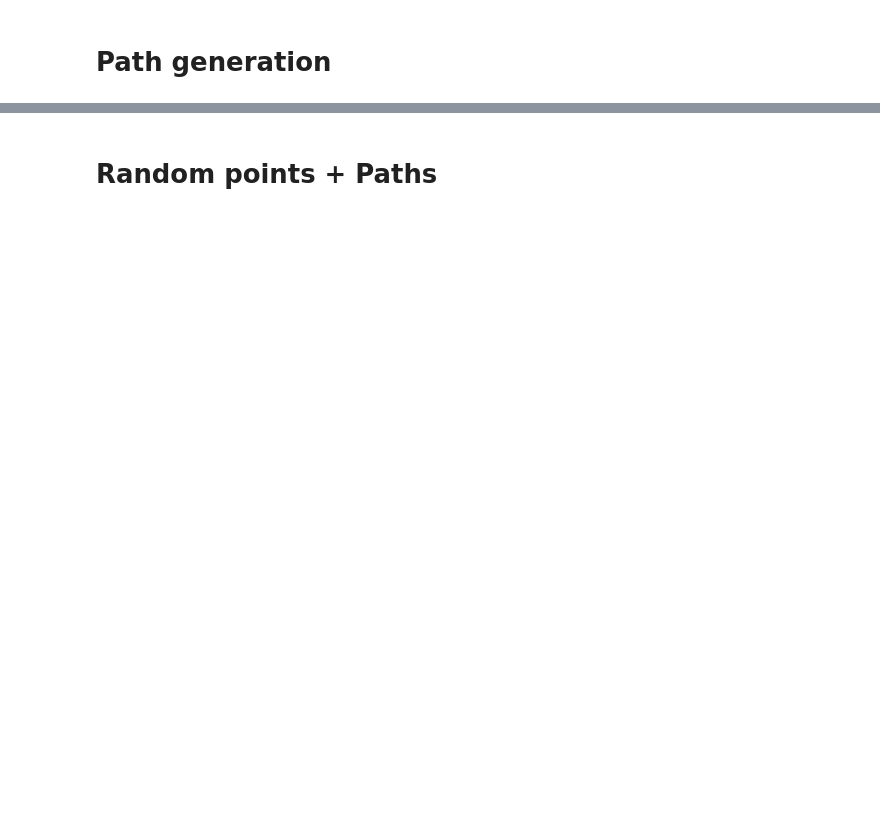
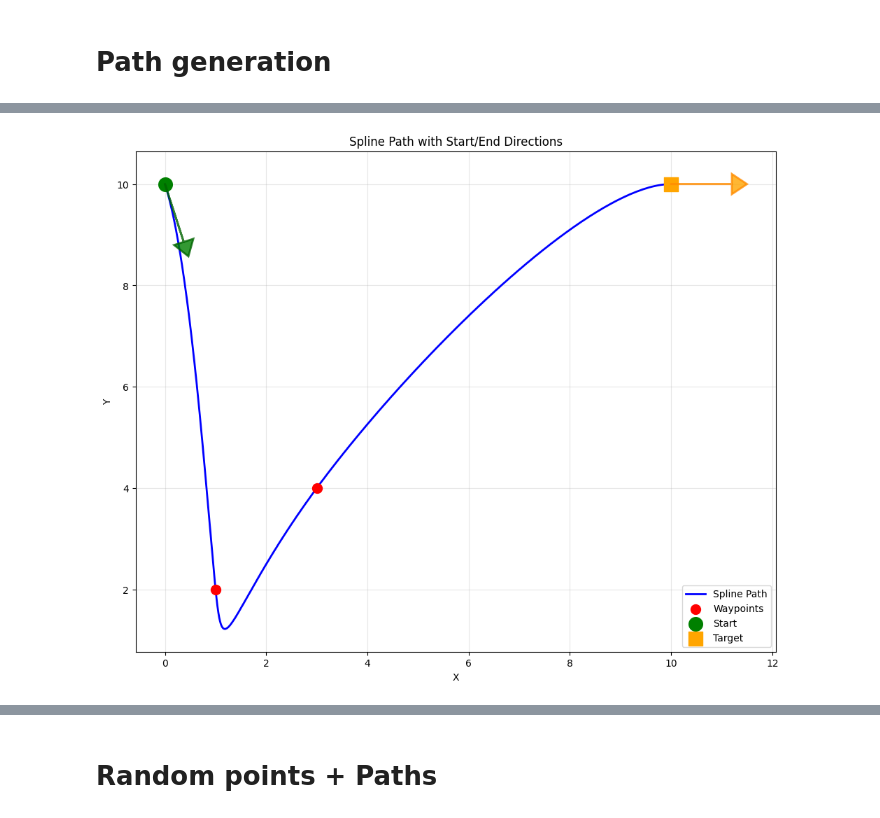
Before and after one commit to aldajo92/DockingAlgorithmEafit, a Jupyter notebook: Main.ipynb, the cells around one changed output, grey strips where cells are left out. Cells and saved outputs as stored; diff of their text form; code cells hidden in the pictures; blank space fills up the shorter version.

```diff
--- a/Main.ipynb
+++ b/Main.ipynb
@@ -150,6 +230,2 @@ First 5 points:
 # %% [markdown]
 # Path generation
-# %%
-start_point = np.array([0, 10])
-spline_points = np.array([[1, 2], [3, 4]])
-target_point = np.array([10, 10])
@@ -200,0 +232,79 @@ Smooth path generated with 300 points
+# %%
+# Same points but with theta parameters
+# Specify theta direction for start and target points
+start_theta = 1.6 * np.pi  # radians (0 = right, π/2 = up, π = left, 3π/2 = down)
+target_theta = 0.0 * np.pi  # radians
+
+# Start point with direction
+start_point_with_dir = np.array([start_point[0], start_point[1], start_theta])
+# Target point with direction
+target_point_with_dir = np.array([target_point[0], target_point[1], target_theta])
+
+# Spline points remain as waypoints (no direction)
+# spline_points already defined from previous cell
+
+# Create cubic spline with derivatives to respect start and end directions
+# Calculate desired derivatives from theta - these are the tangent directions
+# Increase magnitude to enforce direction more strongly
+derivative_magnitude = 5.0  # Adjust this to control how strongly the direction is enforced
+start_derivative = derivative_magnitude * np.array([np.cos(start_theta), np.sin(start_theta)])
+target_derivative = derivative_magnitude * np.array([np.cos(target_theta), np.sin(target_theta)])
+
+# Combine all points for the path: start -> spline_points -> target
+path_control_points = np.vstack([start_point, spline_points, target_point])
+
+# Create parameter t for interpolation
+t = np.arange(len(path_control_points))
+
+# Create cubic spline with boundary conditions for derivatives
+# bc_type=((1, derivative), (1, derivative)) sets first derivative at start and end
+cs_x = CubicSpline(t, path_control_points[:, 0], bc_type=((1, start_derivative[0]), (1, target_derivative[0])))
+cs_y = CubicSpline(t, path_control_points[:, 1], bc_type=((1, start_derivative[1]), (1, target_derivative[1])))
+
+# Generate smooth path with more points
+t_smooth = np.linspace(0, len(path_control_points) - 1, 300)
+smooth_path_x = cs_x(t_smooth)
+smooth_path_y = cs_y(t_smooth)
+smooth_path_with_dir = np.column_stack((smooth_path_x, smooth_path_y))
+
+# Plot the spline path with theta directions
+fig, ax = plt.subplots(figsize=(10, 8))
+
+# Plot the smooth spline path
+ax.plot(smooth_path_with_dir[:, 0], smooth_path_with_dir[:, 1], 'b-', linewidth=2, label='Spline Path')
+
+# Plot direction arrows only for start and target points
+arrow_length = 1.2
+# Start point arrow
+dx_start = arrow_length * np.cos(start_theta)
+dy_start = arrow_length * np.sin(start_theta)
+ax.arrow(start_point[0], start_point[1], dx_start, dy_start, head_width=0.4, head_length=0.3, fc='green', ec='darkgreen', alpha=0.8, zorder=7, linewidth=2)
+
+# Target point arrow
+dx_target = arrow_length * np.cos(target_theta)
+dy_target = arrow_length * np.sin(target_theta)
+ax.arrow(target_point[0], target_point[1], dx_target, dy_target, head_width=0.4, head_length=0.3, fc='orange', ec='darkorange', alpha=0.8, zorder=7, linewidth=2)
+
+# Plot control points (waypoints - no direction)
+ax.scatter(spline_points[:, 0], spline_points[:, 1], color='red', s=100, zorder=5, label='Waypoints')
+
+# Highlight start and target points
+ax.scatter(start_point[0], start_point[1], color='green', s=200, marker='o', zorder=6, label='Start')
+ax.scatter(target_point[0], target_point[1], color='orange', s=200, marker='s', zorder=6, label='Target')
+
+ax.set_xlabel('X')
+ax.set_ylabel('Y')
+ax.set_title('Spline Path with Start/End Directions')
+ax.set_aspect('equal')
+ax.grid(True, alpha=0.3)
+ax.legend()
+
+plt.tight_layout()
+plt.show()
+
+print(f"Start point (x, y, theta): ({start_point[0]}, {start_point[1]}, {start_theta:.3f})")
+print(f"Target point (x, y, theta): ({target_point[0]}, {target_point[1]}, {target_theta:.3f})")
+print(f"Waypoints (no direction): {len(spline_points)} points")
+print(f"Path respects start and end tangent directions")
+# %% [output]
+[figure, added]
```
Also changed, not shown: parts of 14 cells of this notebook.
